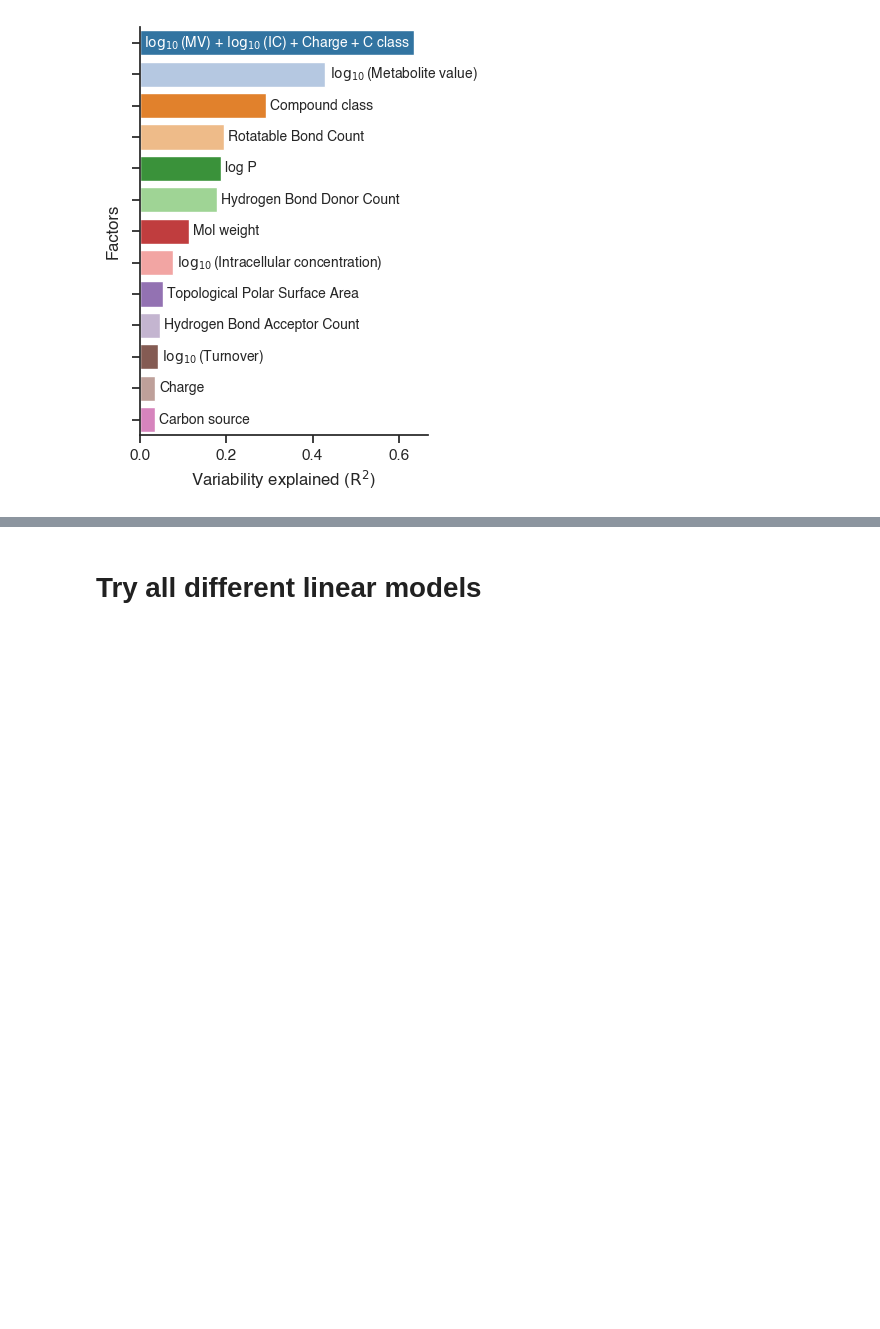
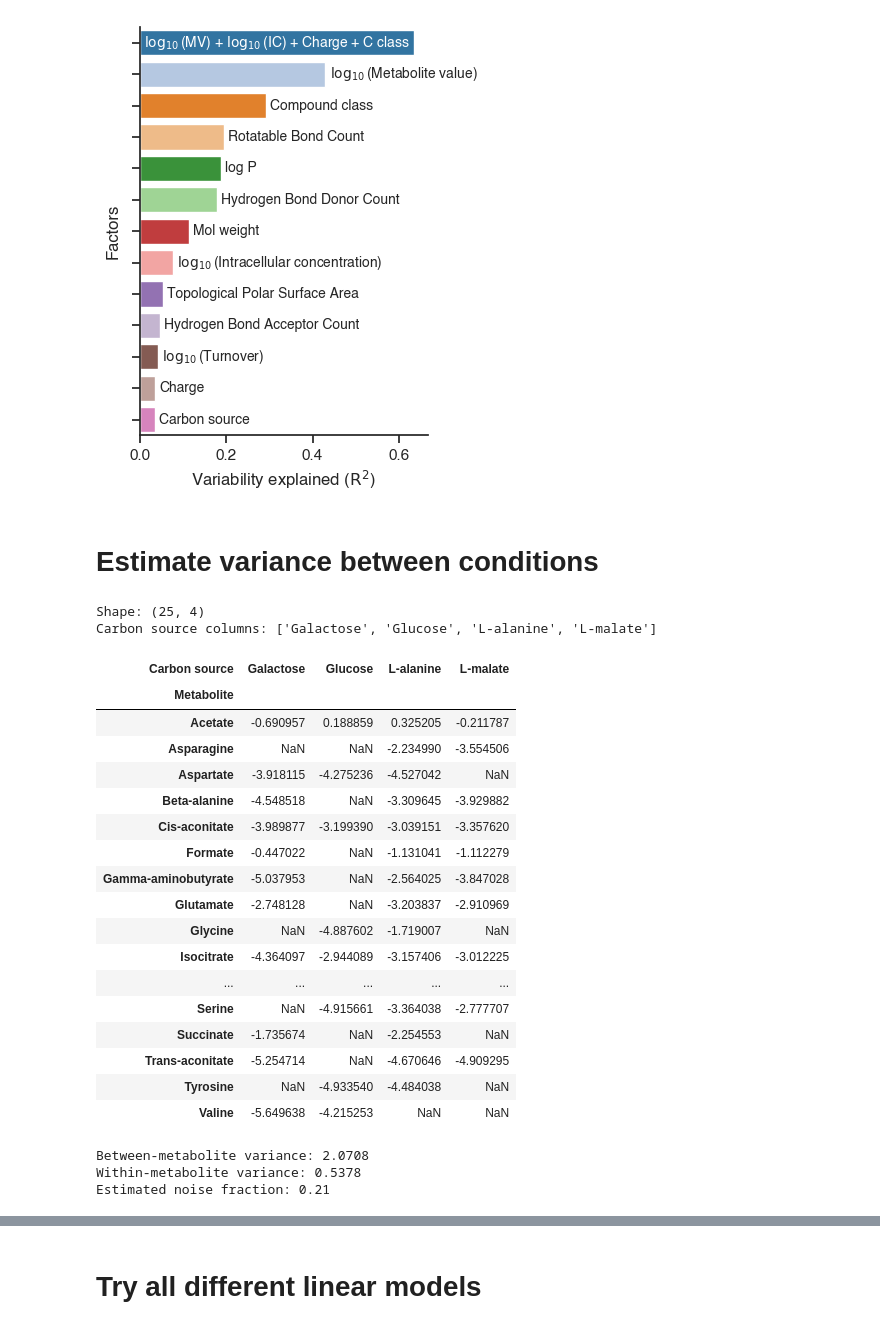
Before and after one commit to sulheim/metabolite-release, a Jupyter notebook: notebooks/1_release_rates/4_div/4D_make_figure_2.ipynb, the cells around one changed output, grey strips where cells are left out. Saved outputs shown, nothing was run; the diff lists cells and outputs as text; code cells hidden in the pictures; blank space fills up the shorter version.

Commit message:
Add variance comparison

```diff
--- a/notebooks/1_release_rates/4_div/4D_make_figure_2.ipynb
+++ b/notebooks/1_release_rates/4_div/4D_make_figure_2.ipynb
@@ -186,3 +186,49 @@ plt.tight_layout()
 plt.savefig(figure_folder / "Variability_explained_ecoli_std.pdf")
 # %% [output]
 [figure]
+# %% [markdown]
+# Estimate variance between conditions
+# %%
+# Pivot to metabolites x carbon sources using metabolite value
+# If there are repeated metabolite/carbon-source rows, average them.
+df_mean_ecoli_pivot = df_mean_ecoli.pivot_table(
+    index='Metabolite',
+    columns='Carbon source',
+    values='log10(Rate [mmol/gDW/h])',
+    # aggfunc='mean'
+)
+df_mean_ecoli_pivot = df_mean_ecoli_pivot.loc[df_mean_ecoli_pivot.isna().sum(axis=1) < 3].copy()  # Keep only metabolites with at least 2 non-NA values
+print(f"Shape: {df_mean_ecoli_pivot.shape}")
+print(f"Carbon source columns: {list(df_mean_ecoli_pivot.columns)}")
+display(df_mean_ecoli_pivot)
+
+between_var = df_mean_ecoli_pivot.mean(axis=1).var()
+within_var = df_mean_ecoli_pivot.var(axis=1).mean()
+print(f"Between-metabolite variance: {between_var:.4f}")
+print(f"Within-metabolite variance: {within_var:.4f}")
+noise_fraction = within_var / (between_var + within_var)
+print(f"Estimated noise fraction: {noise_fraction:.2f}")
+# %% [output]
+Shape: (25, 4)
+Carbon source columns: ['Galactose', 'Glucose', 'L-alanine', 'L-malate']
+| Carbon source | Galactose | Glucose | L-alanine | L-malate |
+| Metabolite |  |  |  |  |
+| Acetate | -0.690957 | 0.188859 | 0.325205 | -0.211787 |
+| Asparagine | NaN | NaN | -2.234990 | -3.554506 |
+| Aspartate | -3.918115 | -4.275236 | -4.527042 | NaN |
+| Beta-alanine | -4.548518 | NaN | -3.309645 | -3.929882 |
+| Cis-aconitate | -3.989877 | -3.199390 | -3.039151 | -3.357620 |
+| Formate | -0.447022 | NaN | -1.131041 | -1.112279 |
+| Gamma-aminobutyrate | -5.037953 | NaN | -2.564025 | -3.847028 |
+| Glutamate | -2.748128 | NaN | -3.203837 | -2.910969 |
+| Glycine | NaN | -4.887602 | -1.719007 | NaN |
+| Isocitrate | -4.364097 | -2.944089 | -3.157406 | -3.012225 |
+| ... | ... | ... | ... | ... |
+| Serine | NaN | -4.915661 | -3.364038 | -2.777707 |
+| Succinate | -1.735674 | NaN | -2.254553 | NaN |
+| Trans-aconitate | -5.254714 | NaN | -4.670646 | -4.909295 |
+| Tyrosine | NaN | -4.933540 | -4.484038 | NaN |
+| Valine | -5.649638 | -4.215253 | NaN | NaN |
+Between-metabolite variance: 2.0708
+Within-metabolite variance: 0.5378
+Estimated noise fraction: 0.21
```
Also changed, not shown: parts of 3 cells of this notebook.
